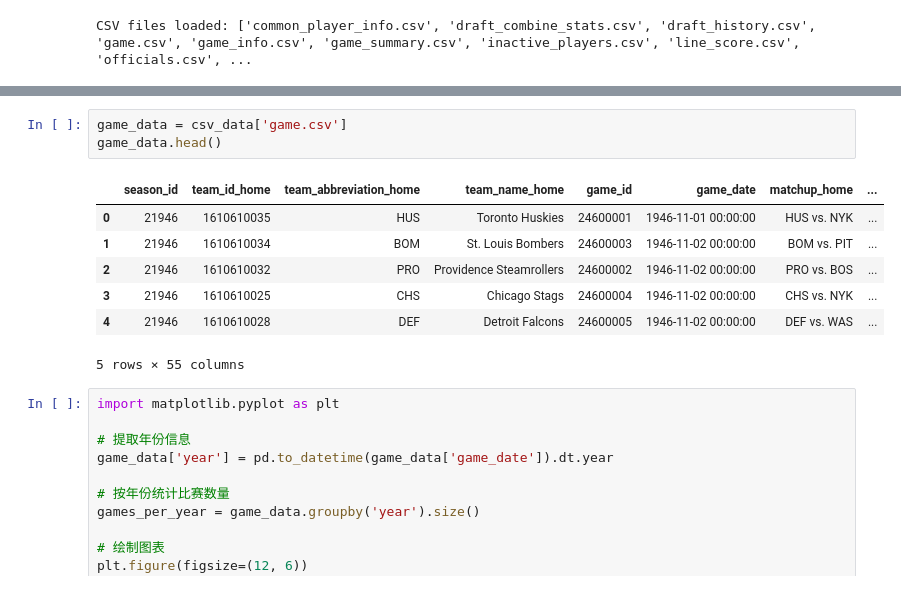
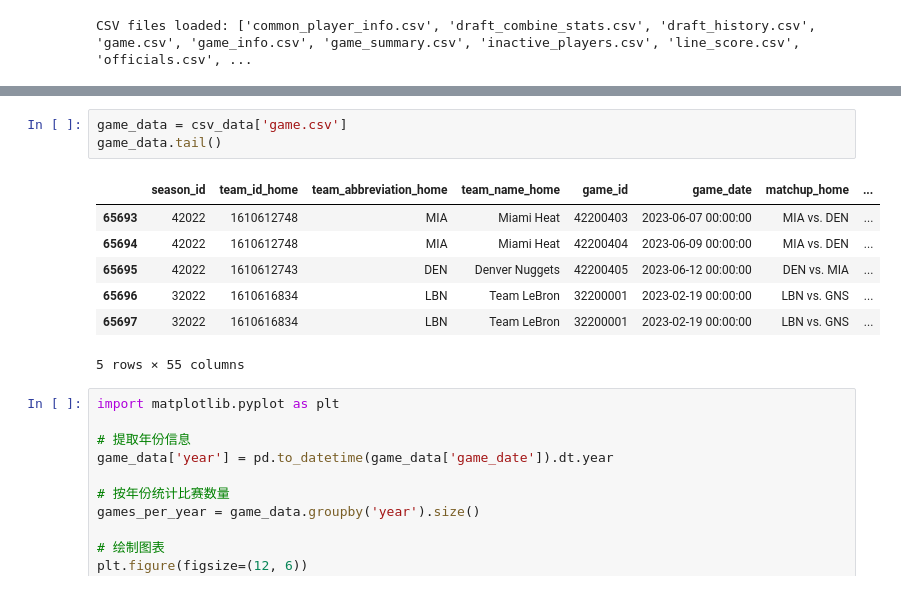
Before and after one commit to RHIT-fanh/FinalProj, a Jupyter notebook: preliminary.ipynb, the cells around one changed output, grey strips where cells are left out. Saved outputs shown, nothing was run; the diff lists cells and outputs as text.

```diff
--- a/preliminary.ipynb
+++ b/preliminary.ipynb
@@ -43,13 +85,13 @@ CSV files loaded: ['common_player_info.csv', 'draft_combine_stats.csv', 'draft_h
 # %%
 game_data = csv_data['game.csv']
-game_data.head()
+game_data.tail()
 # %% [output]
 |  | season_id | team_id_home | team_abbreviation_home | team_name_home | game_id | game_date | matchup_home | ... |
-| 0 | 21946 | 1610610035 | HUS | Toronto Huskies | 24600001 | 1946-11-01 00:00:00 | HUS vs. NYK | ... |
-| 1 | 21946 | 1610610034 | BOM | St. Louis Bombers | 24600003 | 1946-11-02 00:00:00 | BOM vs. PIT | ... |
-| 2 | 21946 | 1610610032 | PRO | Providence Steamrollers | 24600002 | 1946-11-02 00:00:00 | PRO vs. BOS | ... |
-| 3 | 21946 | 1610610025 | CHS | Chicago Stags | 24600004 | 1946-11-02 00:00:00 | CHS vs. NYK | ... |
-| 4 | 21946 | 1610610028 | DEF | Detroit Falcons | 24600005 | 1946-11-02 00:00:00 | DEF vs. WAS | ... |
+| 65693 | 42022 | 1610612748 | MIA | Miami Heat | 42200403 | 2023-06-07 00:00:00 | MIA vs. DEN | ... |
+| 65694 | 42022 | 1610612748 | MIA | Miami Heat | 42200404 | 2023-06-09 00:00:00 | MIA vs. DEN | ... |
+| 65695 | 42022 | 1610612743 | DEN | Denver Nuggets | 42200405 | 2023-06-12 00:00:00 | DEN vs. MIA | ... |
+| 65696 | 32022 | 1610616834 | LBN | Team LeBron | 32200001 | 2023-02-19 00:00:00 | LBN vs. GNS | ... |
+| 65697 | 32022 | 1610616834 | LBN | Team LeBron | 32200001 | 2023-02-19 00:00:00 | LBN vs. GNS | ... |
 5 rows × 55 columns
 # %%
 import matplotlib.pyplot as plt
```
Also changed, not shown: parts of 5 cells of this notebook.
